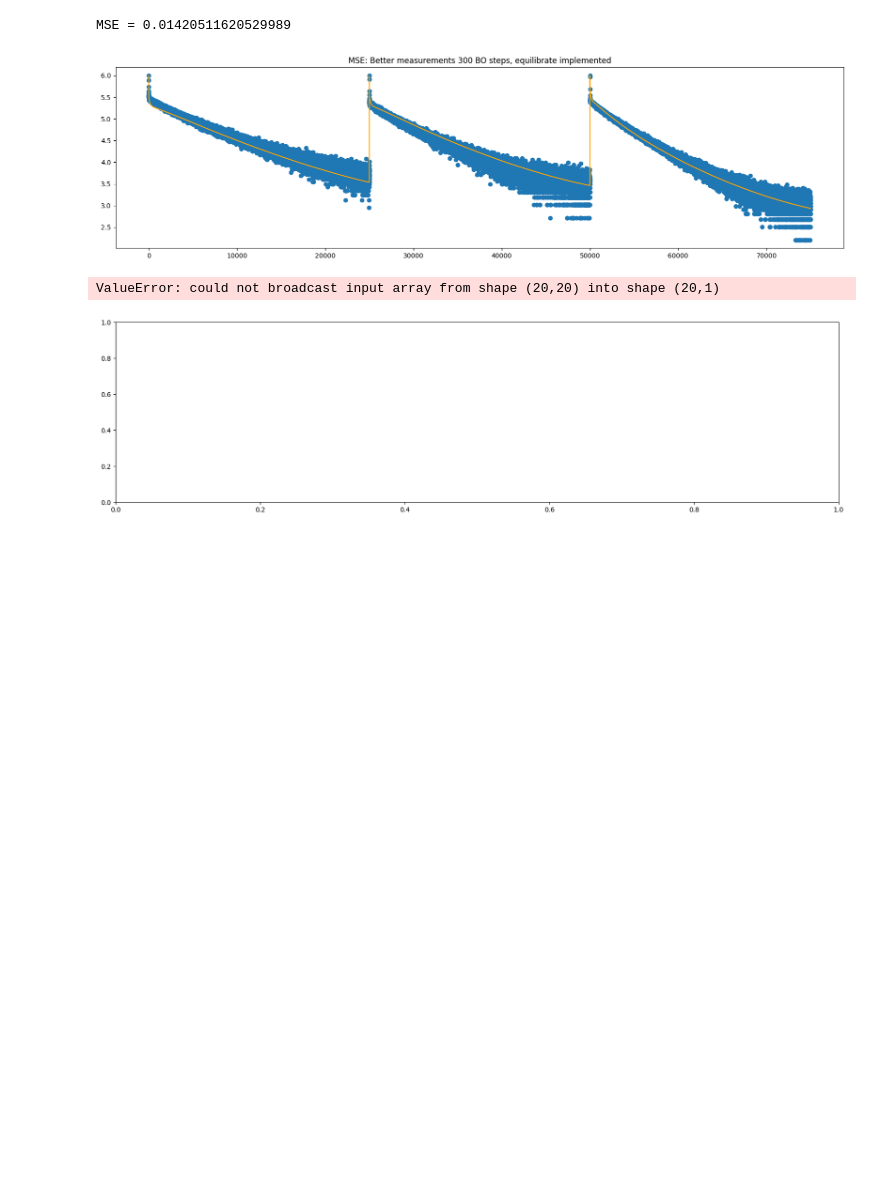
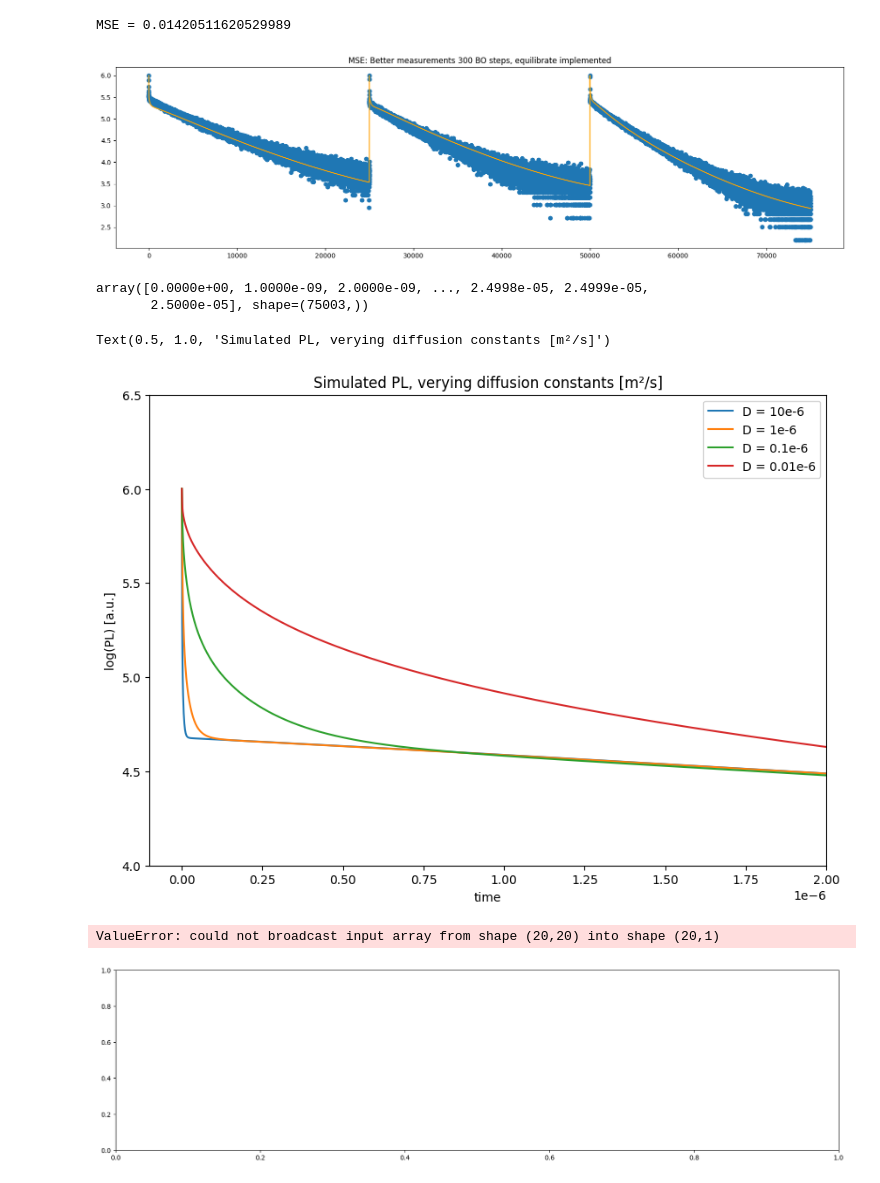
Before and after one commit to MaximSimmonds-HZB/MAPI-FAPI-fitting, a Jupyter notebook: FAPI-Fits-wDiffusion-shortened.ipynb, the cells around one changed output. Cells and saved outputs as stored; diff of their text form; code cells hidden in the pictures; blank space fills up the shorter version.

```diff
--- a/FAPI-Fits-wDiffusion-shortened.ipynb
+++ b/FAPI-Fits-wDiffusion-shortened.ipynb
@@ -934,6 +1060,42 @@ print("MSE = "+str(np.mean(np.square((logdatas1 - output_after)))))
 # %% [output]
 MSE = 0.01420511620529989
 [figure]
+# %%
+mo_other = deepcopy(mo_new)
+# %%
+times_data1
+# %% [output]
+array([0.0000e+00, 1.0000e-09, 2.0000e-09, ..., 2.4998e-05, 2.4999e-05,
+       2.5000e-05], shape=(75003,))
+# %%
+mo_other.params[10].val = 10*mo_other.params[10].val
+# %%
+fig, ax = plt.subplots(1,1, figsize = (10,7))
+trPL_agent = Custom_rate_eqs_Agent_simu_powerDep_anyTraps_diffusion()
+output_after = trPL_agent.TRPL_function(times_data1, mo_other.params, take_Log = True, Gs = np.array(trPLs.powers)/trPLs.powers[0], constant_floor_normalised_raw=noises1, reprates = trPLs.reprates_Hz, N_x = 20, equilibrate=True, nondimension=True, D = [10e-6, 10e-6])
+#plt.scatter(np.arange(len(times_data1)), logdatas1)
+plt.plot(1e-9*np.arange(len(times_data1)), output_after, label = "D = 10e-6")
+output_after = trPL_agent.TRPL_function(times_data1, mo_other.params, take_Log = True, Gs = np.array(trPLs.powers)/trPLs.powers[0], constant_floor_normalised_raw=noises1, reprates = trPLs.reprates_Hz, N_x = 20, equilibrate=True, nondimension=True, D = [1e-6, 1e-6])
+#plt.scatter(np.arange(len(times_data1)), logdatas1)
+plt.plot(1e-9*np.arange(len(times_data1)), output_after, label = "D = 1e-6")
+plt.yscale("linear")
+plt.title("MSE: Better measurements 300 BO steps, equilibrate implemented")
+output_after = trPL_agent.TRPL_function(times_data1, mo_other.params, take_Log = True, Gs = np.array(trPLs.powers)/trPLs.powers[0], constant_floor_normalised_raw=noises1, reprates = trPLs.reprates_Hz, N_x = 20, equilibrate=True, nondimension=True, D = [0.1e-6, 0.1e-6])
+plt.plot(1e-9*np.arange(len(times_data1)), output_after, label = "D = 0.1e-6")
+output_after = trPL_agent.TRPL_function(times_data1, mo_other.params, take_Log = True, Gs = np.array(trPLs.powers)/trPLs.powers[0], constant_floor_normalised_raw=noises1, reprates = trPLs.reprates_Hz, N_x = 20, equilibrate=True, nondimension=True, D = [0.01e-6, 0.01e-6])
+plt.plot(1e-9*np.arange(len(times_data1)), output_after, label = "D = 0.01e-6")
+
+plt.xlim([-100e-9,2000e-9])
+plt.ylim([4,6.5])
+
+plt.xlabel("time")
+plt.ylabel("log(PL) [a.u.]")
+
+plt.legend()
+plt.title("Simulated PL, verying diffusion constants [m²/s]")
+# %% [output]
+Text(0.5, 1.0, 'Simulated PL, verying diffusion constants [m²/s]')
+[figure, added]
 # %%
 fig, ax = plt.subplots(1,1, figsize = (20,5))
 trPL_agent = Custom_rate_eqs_Agent_simu_powerDep_anyTraps_diffusion_steadyState()
```
Also changed, not shown: parts of 13 cells of this notebook, 1 other file.
